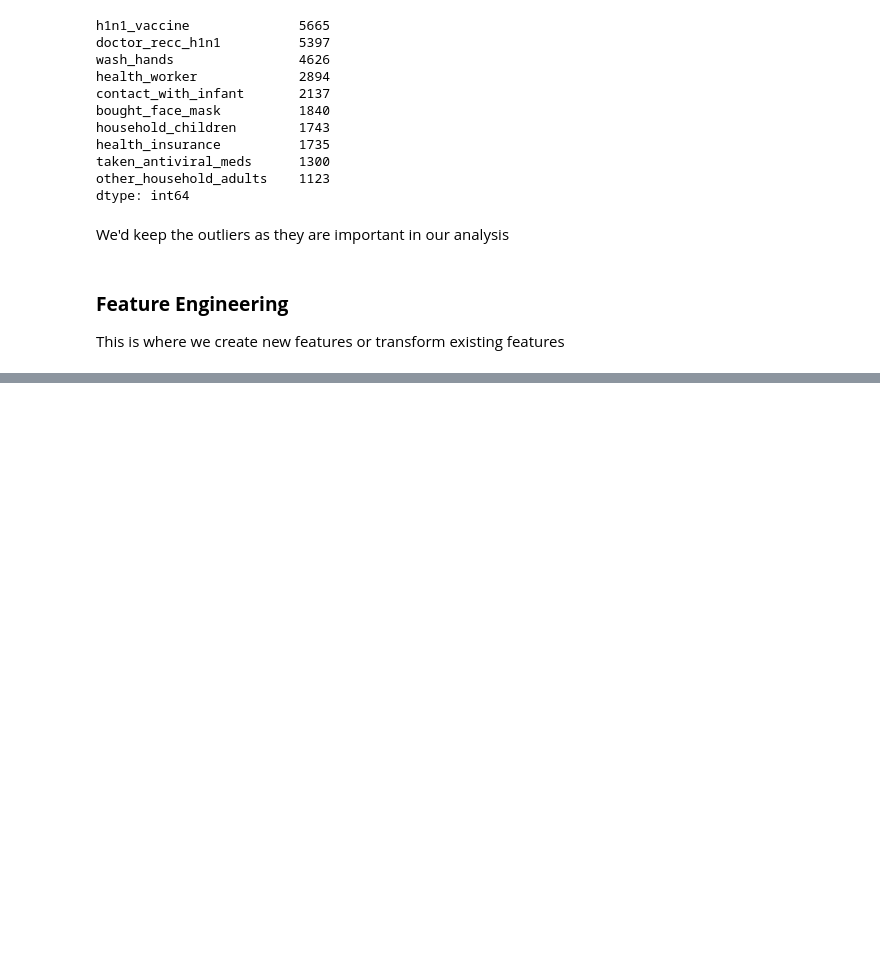
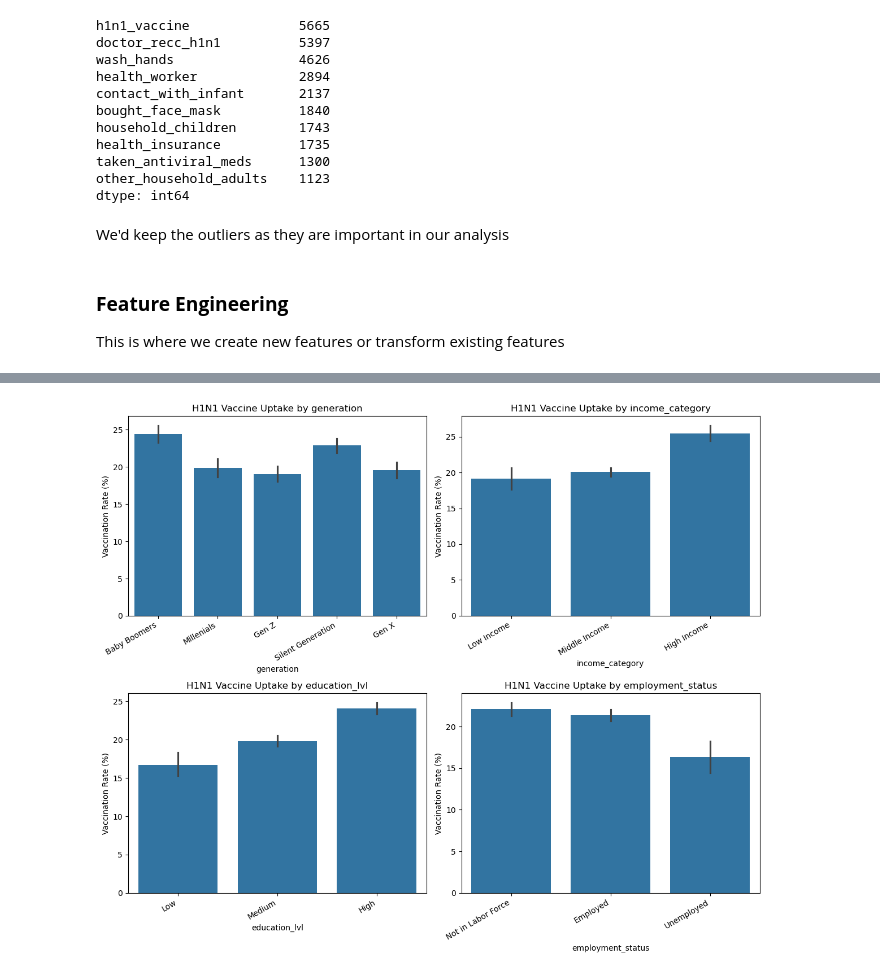
Before and after one commit to Day-hue/Phase-3-project, a Jupyter notebook: phase 3 project.ipynb, the cells around one changed output, grey strips where cells are left out. Saved outputs shown, nothing was run; the diff lists cells and outputs as text; code cells hidden in the pictures; blank space fills up the shorter version.

```diff
--- a/phase 3 project.ipynb
+++ b/phase 3 project.ipynb
@@ -798,0 +912,4 @@ The dataset likely variables related to risk awareness, trust in vaccines, and p
+# %%
+combined_df['awareness_score']=combined_df['h1n1_concern_lvl']+combined_df['h1n1_knowledge']
+#view the dataset
+combined_df.head()
@@ -798,0 +926,8 @@ The dataset likely variables related to risk awareness, trust in vaccines, and p
+# %%
+# Creating Medical Trust Score
+combined_df['medical_trust_score']=(combined_df['taken_antiviral_meds']+combined_df['infected_avoidance']+
+                                   combined_df['bought_face_mask']+combined_df['wash_hands']+combined_df['less_large_gatherings']+
+                                   combined_df['less_contact_outside_home']+combined_df[ 'avoid_face_touching']+combined_df['doctor_recc_h1n1']+
+                                   combined_df['health_insurance']+combined_df['health_worker'])
+#view the dataset
+combined_df.head()
@@ -798,0 +944,6 @@ The dataset likely variables related to risk awareness, trust in vaccines, and p
+# %%
+#creating a new feature
+combined_df['family_responsibility_score']=(combined_df['other_household_adults']+combined_df['household_children']
+                                           +combined_df['contact_with_infant'])
+#view in the dataset
+combined_df.head()
@@ -798,0 +991,3 @@ The dataset likely variables related to risk awareness, trust in vaccines, and p
+# %%
+#reset index
+combined_df.reset_index(drop=True, inplace=True)
@@ -798,0 +1058,19 @@ The dataset likely variables related to risk awareness, trust in vaccines, and p
+# %%
+# Set up subplots for multiple demographic variables
+fig, axes = plt.subplots(2, 2, figsize=(12, 10))
+
+# List of demographic variables to visualize
+demo_vars = ['generation', 'income_category', 'education_lvl', 'employment_status']
+
+# Plot each demographic feature
+for i, var in enumerate(demo_vars):
+    ax = axes[i // 2, i % 2]
+    sns.barplot(x=var, y='h1n1_vaccine', data=combined_df, estimator=lambda x: sum(x) / len(x) * 100, ax=ax)
+    ax.set_title(f'H1N1 Vaccine Uptake by {var}')
+    ax.set_ylabel('Vaccination Rate (%)')
+    ax.set_xticklabels(ax.get_xticklabels(), rotation=30, ha="right")
+
+plt.tight_layout()
+plt.show()
+# %% [output]
+[figure, added]
```
Also changed, not shown: parts of 29 cells of this notebook.
